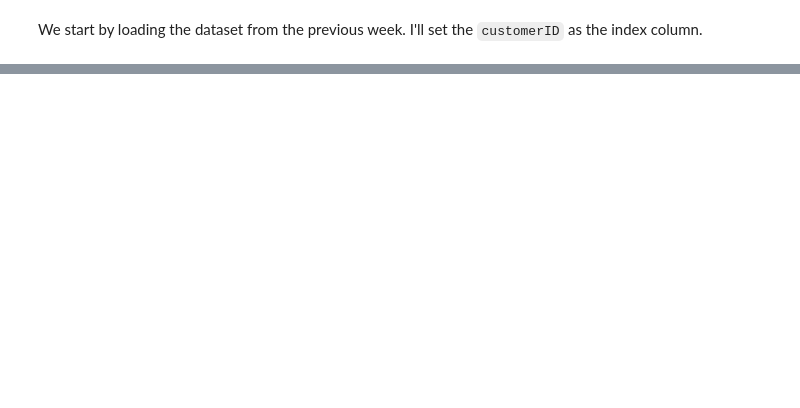
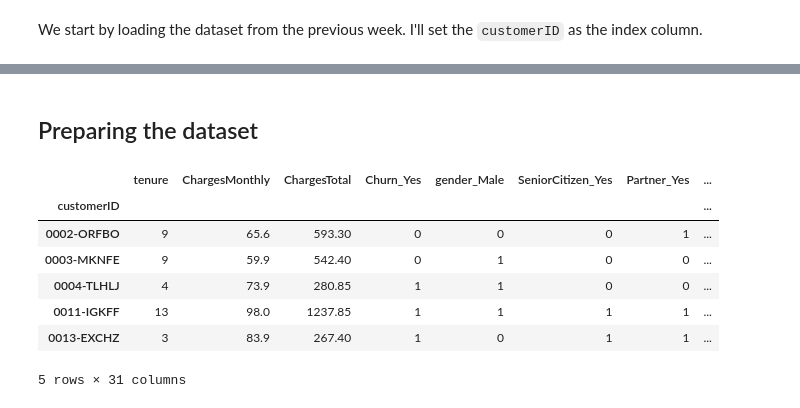
Before and after one commit to devmedeiros/Challenge-Data-Science, a Jupyter notebook: 3 - Third Week/machine_learning.ipynb, the cells around one changed output, grey strips where cells are left out. Drawn from its saved outputs; the diff is of its cells as text; code cells hidden in the pictures; blank space fills up the shorter version.

```diff
--- a/3 - Third Week/machine_learning.ipynb
+++ b/3 - Third Week/machine_learning.ipynb
@@ -17,0 +18,14 @@ data.head()
+# %% [markdown]
+## Preparing the dataset
+# %%
+data = pd.get_dummies(data, drop_first=True)
+data.head()
+# %% [output]
+|  | tenure | ChargesMonthly | ChargesTotal | Churn_Yes | gender_Male | SeniorCitizen_Yes | Partner_Yes | ... |
+| customerID |  |  |  |  |  |  |  | ... |
+| 0002-ORFBO | 9 | 65.6 | 593.30 | 0 | 0 | 0 | 1 | ... |
+| 0003-MKNFE | 9 | 59.9 | 542.40 | 0 | 1 | 0 | 0 | ... |
+| 0004-TLHLJ | 4 | 73.9 | 280.85 | 1 | 1 | 0 | 0 | ... |
+| 0011-IGKFF | 13 | 98.0 | 1237.85 | 1 | 1 | 1 | 1 | ... |
+| 0013-EXCHZ | 3 | 83.9 | 267.40 | 1 | 0 | 1 | 1 | ... |
+5 rows × 31 columns
```
Also changed, not shown: parts of 27 cells of this notebook.
